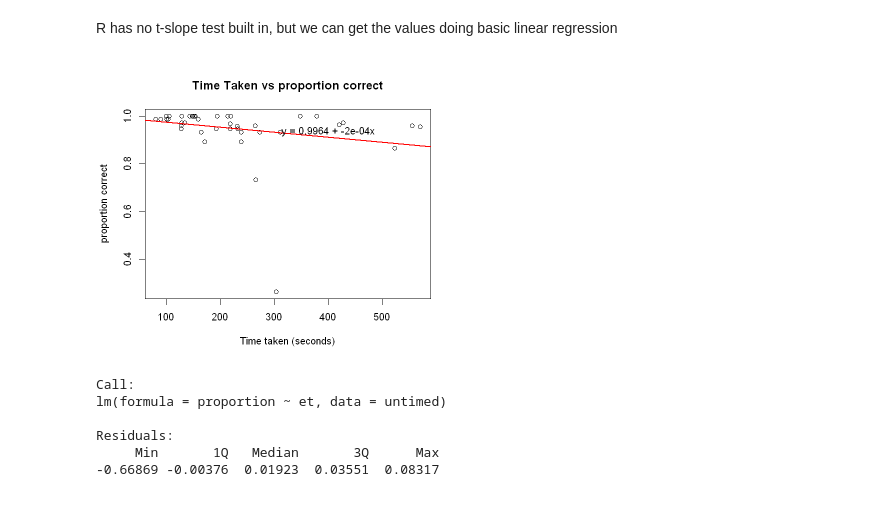
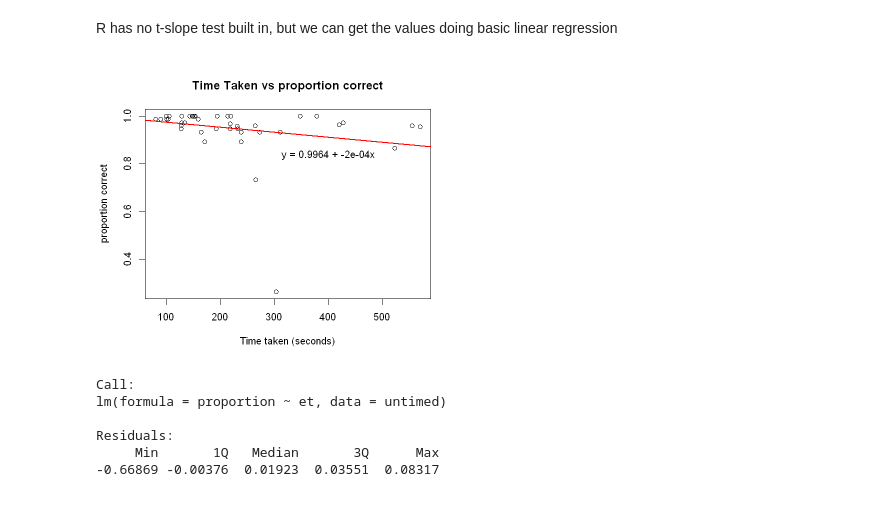
Before and after one commit to SentientPlatypus/time-limit-sim, a Jupyter notebook: notebook.ipynb, the cells around one changed output. Drawn from its saved outputs; the diff is of its cells as text; code cells hidden in the pictures.

Commit message:
moved location of equation on graph

```diff
--- a/notebook.ipynb
+++ b/notebook.ipynb
@@ -194,10 +194,10 @@ R has no t-slope test built in, but we can get the values doing basic linear reg
 # %%
 plot(untimed$et, untimed$proportion, main = "Time Taken vs proportion correct", xlab = "Time taken (seconds)", ylab = "proportion correct")
 abline(model, col = "red", lwd = 2)
 eq <- paste0("y = ", round(coef(model)[1], 4), " + ", round(coef(model)[2], 4), "x")
-text(400, .9, eq, pos = 3, offset = 0.5)
+text(400, .8, eq, pos = 3, offset = 0.5)
 # %% [output]
-[figure, old version]
+[figure, new version]
 # %%
 summary(model)
 # %% [output]
```
